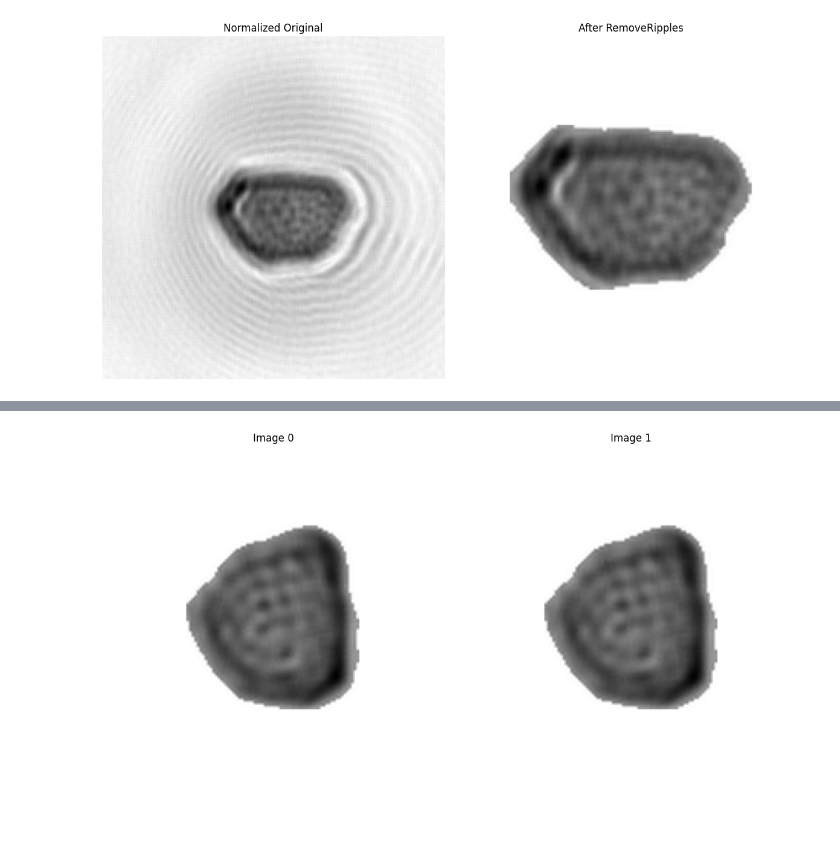
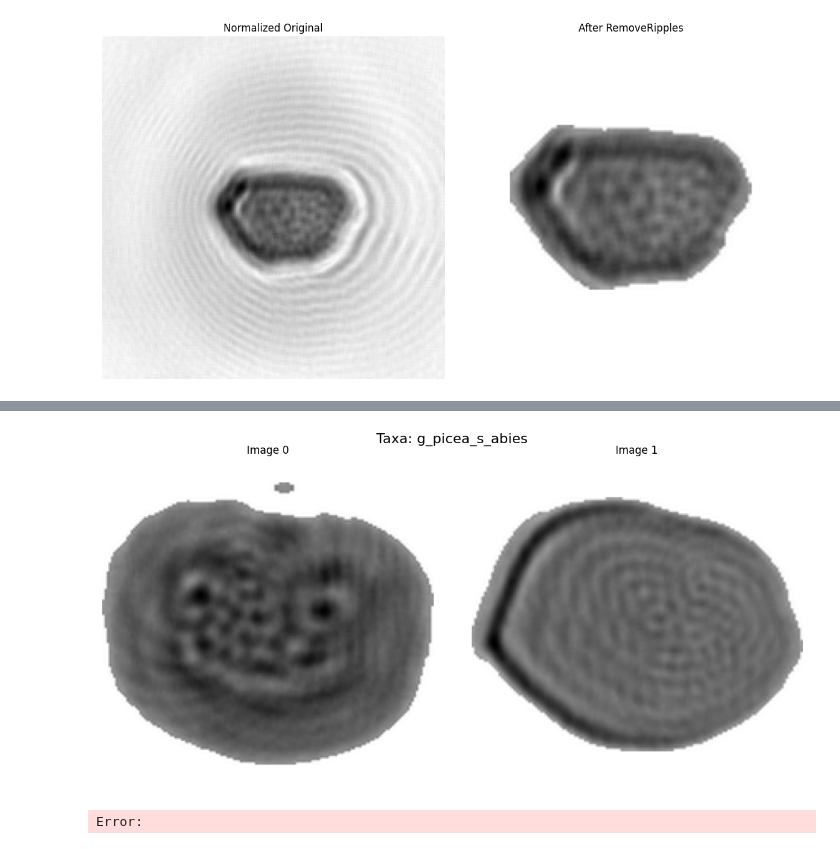
Before and after one commit to 3d-pollen-reconstruction/sequoia, a Jupyter notebook: notebooks/holo_exploration.ipynb, the cells around one changed output, grey strips where cells are left out. Saved outputs shown, nothing was run; the diff lists cells and outputs as text; code cells hidden in the pictures; blank space fills up the shorter version.

```diff
--- a/notebooks/holo_exploration.ipynb
+++ b/notebooks/holo_exploration.ipynb
@@ -212,14 +212,16 @@ tensor(True)
 # %%
-x = 0
+x = 2000
 
 fig, axes = plt.subplots(1, 2, figsize=(12, 6))
 axes[0].imshow(dataset[x][0][0].numpy().transpose(1, 2, 0), cmap='gray')
 axes[0].set_title('Image 0')
 axes[0].axis('off')
 axes[1].imshow(dataset[x][0][1].numpy().transpose(1, 2, 0), cmap='gray')
 axes[1].set_title('Image 1')
 axes[1].axis('off')
+fig.suptitle(f'Taxa: {dataset[x][1]}', fontsize=16)
 plt.tight_layout()
 plt.show()
 # %% [output]
-[figure, old version]
+[figure, new version]
+Error:
```
Also changed, not shown: parts of 1 cell of this notebook, 6 other files.
